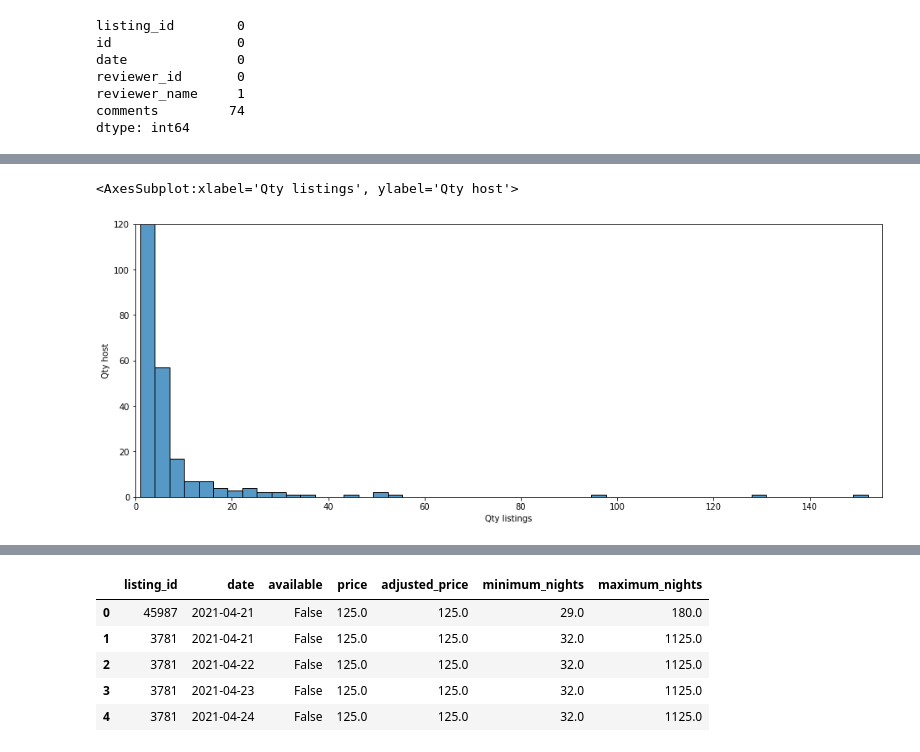
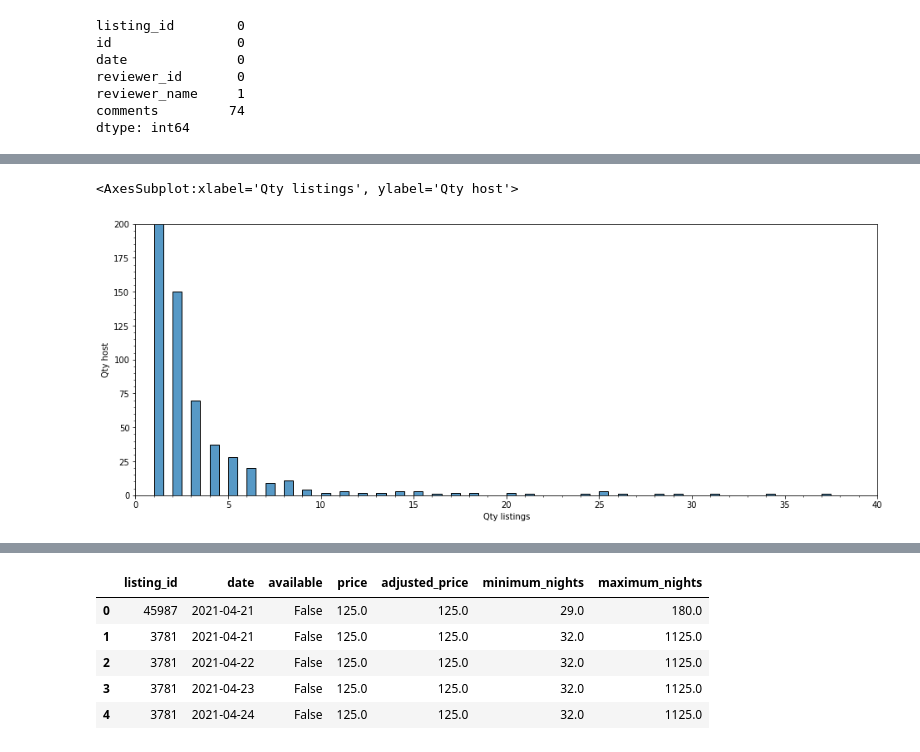
Before and after one commit to GuiOli91/Airbnb_2021Boston, a Jupyter notebook: Airbnb_Exploratory.ipynb, the cells around one changed output, grey strips where cells are left out. Saved outputs shown, nothing was run; the diff lists cells and outputs as text; code cells hidden in the pictures.

```diff
--- a/Airbnb_Exploratory.ipynb
+++ b/Airbnb_Exploratory.ipynb
@@ -106,10 +247,11 @@ a[a['host_total_listings_count'] > 0].groupby('host_is_superhost').agg({'host_to
 # %%
 plt.figure(figsize=(16,6))
-plt.ylim(0,120)
-plt.xlim(0,155)
+plt.ylim(0,200)
+plt.xlim(0,40)
+plt.minorticks_on()
 plt.ylabel('Qty host')
 plt.xlabel('Qty listings')
-sns.histplot(listing.groupby('host_id', dropna = False)['id'].count(), bins = 50)
+sns.histplot(listing.groupby('host_id', dropna = False)['id'].count(), bins = 302)
 # %% [output]
 <AxesSubplot:xlabel='Qty listings', ylabel='Qty host'>
-[figure, old version]
+[figure, new version]
```
Also changed, not shown: parts of 65 cells of this notebook.
